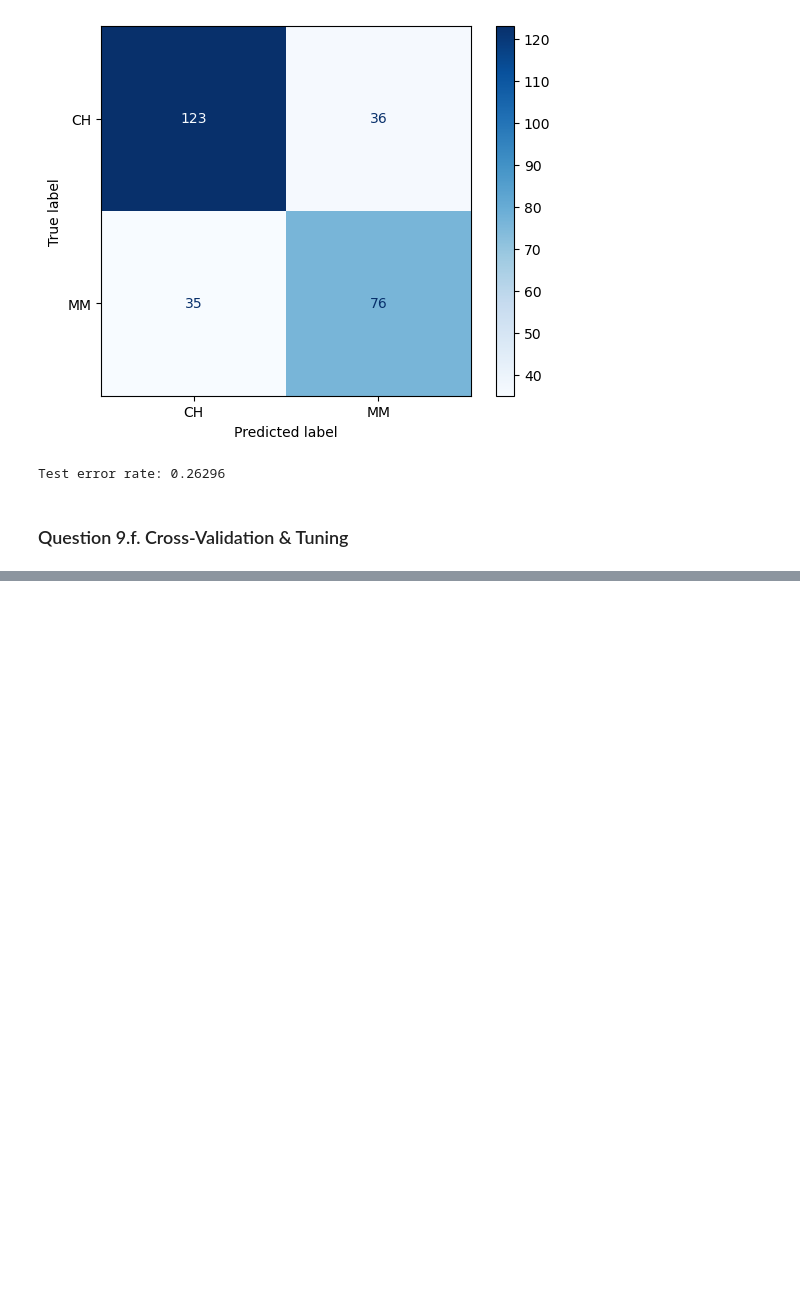
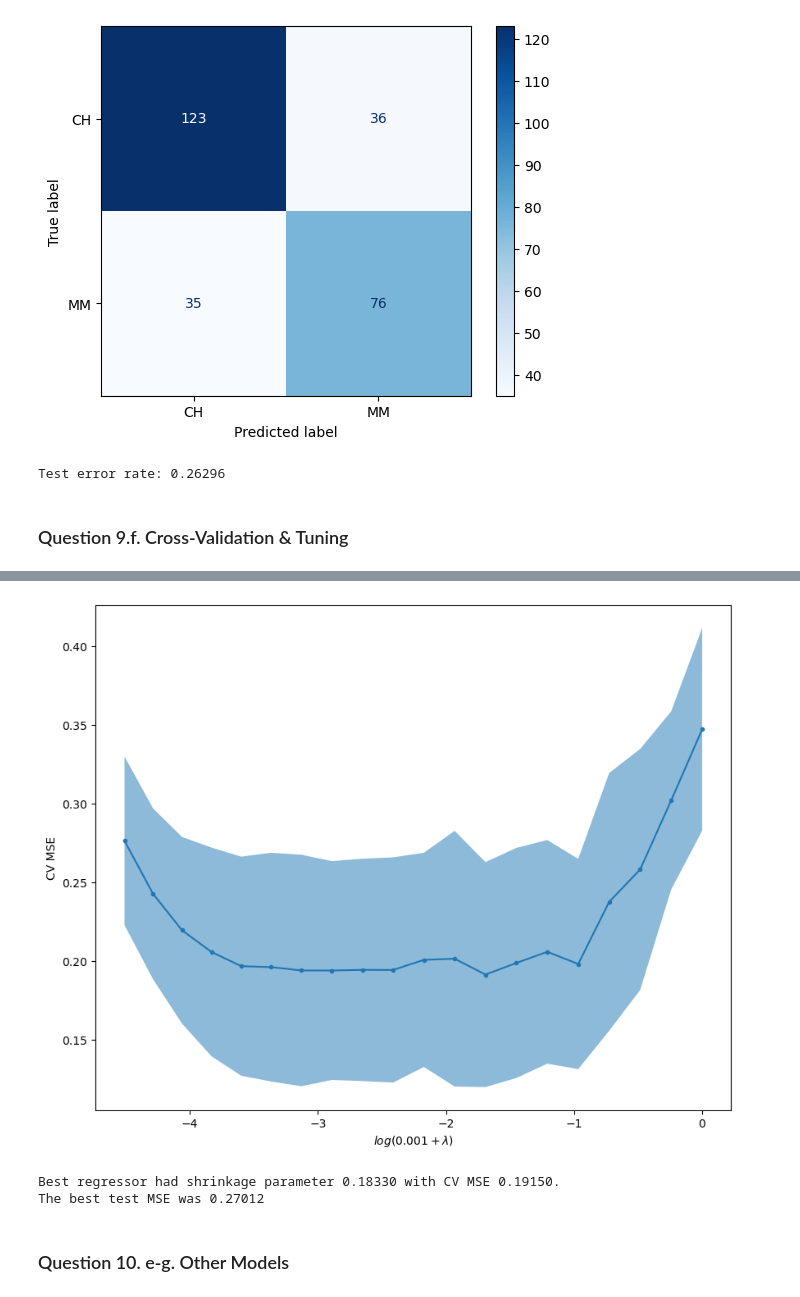
Before and after one commit to james-hughes1/mphildis-coursework, a Jupyter notebook: applied-data-science/Examples3_jh.ipynb, the cells around one changed output, grey strips where cells are left out. Drawn from its saved outputs; the diff is of its cells as text; code cells hidden in the pictures; blank space fills up the shorter version.

```diff
--- a/applied-data-science/Examples3_jh.ipynb
+++ b/applied-data-science/Examples3_jh.ipynb
@@ -193,0 +266,3 @@ plt.show()
+# %%
+hitters_df = hitters_df.dropna(axis=0)
+hitters_df["Salary"] = np.log(hitters_df["Salary"])
@@ -193,0 +284,6 @@ plt.show()
+# %%
+ohe_League = pd.get_dummies(hitters_df["League"], prefix="League", drop_first=False, dtype=int)
+ohe_Division = pd.get_dummies(hitters_df["Division"], prefix="Division", drop_first=False, dtype=int)
+
+hitters_df = hitters_df.join(ohe_League).drop(columns=["League", "NewLeague"])
+hitters_df = hitters_df.join(ohe_Division).drop(columns=["Division"])
@@ -193,0 +297,5 @@ plt.show()
+# %%
+X = np.array(hitters_df.drop(columns=["Salary"]))
+y = np.array(hitters_df["Salary"])
+
+X_train, X_test, y_train, y_test = train_test_split(X, y, train_size=200, random_state=42)
@@ -193,0 +306,5 @@ plt.show()
+# %%
+gb_reg = GradientBoostingRegressor(random_state=42)
+gb_cv = GridSearchCV(gb_reg, param_grid={"learning_rate": np.logspace(-2,0,20)}, cv=5, scoring="neg_mean_squared_error")
+gb_cv.fit(X_train, y_train)
+gb_results = pd.DataFrame(gb_cv.cv_results_).drop(columns=["params"]).astype("float")
@@ -193,0 +331,22 @@ plt.show()
+# %%
+fig = plt.figure(figsize=(10, 8))
+ax = plt.axes()
+
+ax.plot(np.log(1e-3+gb_results["param_learning_rate"]), - gb_results["mean_test_score"], marker=".")
+ax.fill_between(np.log(1e-3+gb_results["param_learning_rate"]), - gb_results["mean_test_score"] + gb_results["std_test_score"],
+                - gb_results["mean_test_score"] - gb_results["std_test_score"], alpha=.5)
+ax.set_xlabel(r"$log(0.001 + \lambda$)")
+ax.set_ylabel("CV MSE")
+
+plt.show()
+# %% [output]
+[figure, added]
+# %%
+gb_reg_best = gb_cv.best_estimator_
+print("Best regressor had shrinkage parameter {:.5f} with CV MSE {:.5f}.".format(gb_cv.best_params_["learning_rate"], - gb_cv.best_score_))
+print("The best test MSE was {:.5f}".format(mean_squared_error(gb_reg_best.predict(X_test), y_test)))
+# %% [output]
+Best regressor had shrinkage parameter 0.18330 with CV MSE 0.19150.
+The best test MSE was 0.27012
+# %% [markdown]
+### Question 10. e-g. Other Models
```
Also changed, not shown: parts of 66 cells of this notebook, 7 other files.
